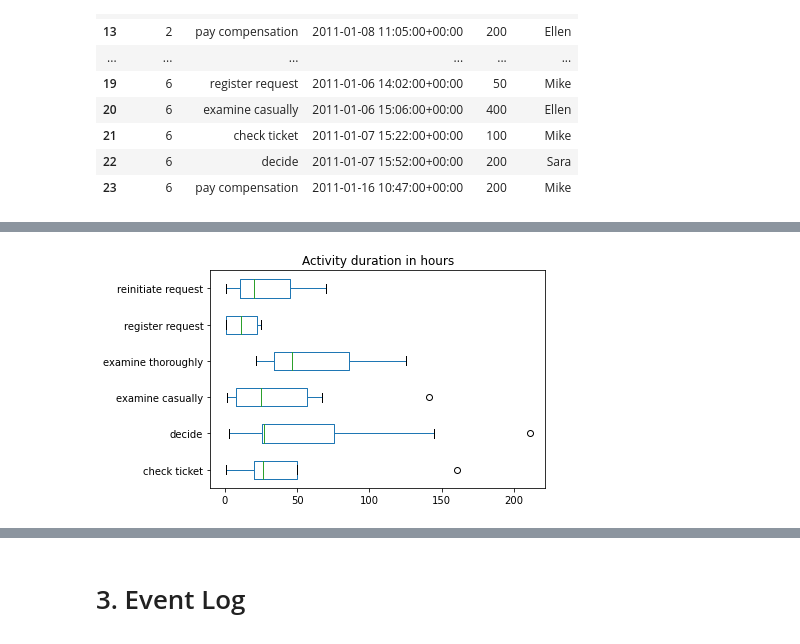
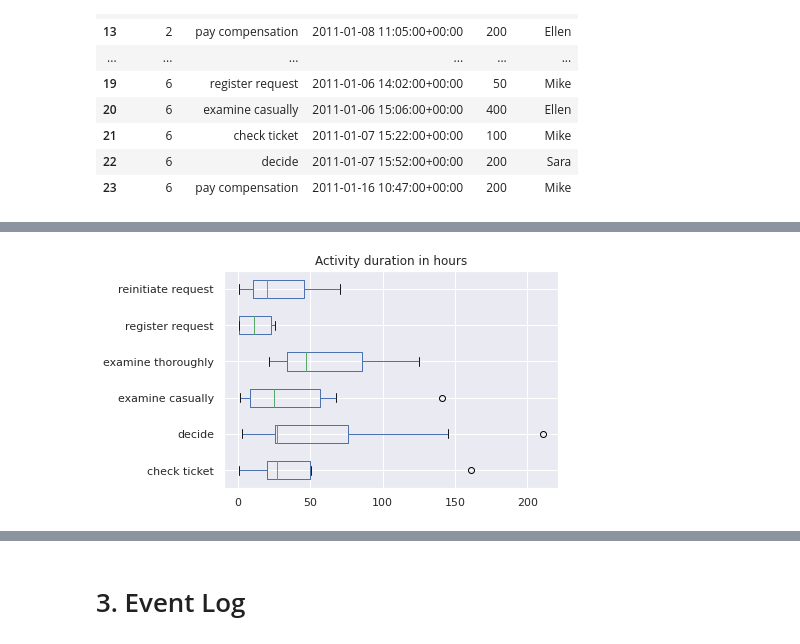
Before and after one commit to Brinkhuis/PM4PY, a Jupyter notebook: PM4PY.ipynb, the cells around one changed output, grey strips where cells are left out. Drawn from its saved outputs; the diff is of its cells as text; code cells hidden in the pictures.

```diff
--- a/PM4PY.ipynb
+++ b/PM4PY.ipynb
@@ -98,5 +109,7 @@ for directory in directories:
 # %%
 pd.set_option('display.max_rows', 50)
+# %%
+sns.set_theme()
 # %% [markdown]
 ## 1.6 Functions
 # %%
@@ -150,20 +205,26 @@ def edge_frequency(edge_matrix: pd.DataFrame) -> pd.DataFrame:
 # %%
-def edge_duration(event_log: pd.DataFrame, case_var: str, event_var: str, timestamp_var: str, duration: str ='h') -> pd.DataFrame:
+def duration(event_log: pd.DataFrame,
+             case_var: str,
+             event_var: str,
+             timestamp_var: str,
+             duration: str ='h'
+            ) -> pd.DataFrame:
     """
     Returns an egde list with durations.
-    By default duration is set to hours (h). Use 'D' for days and 'W' for weeks.
+    By default duration is set to hours (h).
+    Use 's' for seconds, 'D' for days and 'W' for weeks.
     """
 
     data = dict()
     groups = log_csv.groupby(case_var)
     for group in groups:
-        edge = group[1].sort_values(timestamp_var).rename(columns = {event_var:'event_from', timestamp_var:'time_from'})
-        edge['event_to'] = edge['event_from'].shift(-1)
-        edge['time_to'] = edge['time_from'].shift(-1)
-        edge.dropna(inplace = True)
+        arc = group[1].sort_values(timestamp_var).rename(columns = {event_var:'event_from', timestamp_var:'time_from'})
+        arc['event_to'] = arc['event_from'].shift(-1)
+        arc['time_to'] = arc['time_from'].shift(-1)
+        arc.dropna(inplace = True)
         duration_var = f'duration ({duration})'
-        edge[duration_var] = (edge['time_to'] - edge['time_from']) / np.timedelta64(1, duration)
-        data[group[0]] = edge[[case_var, 'event_from', 'event_to', 'time_from', 'time_to', duration_var]]
+        arc[duration_var] = (arc['time_to'] - arc['time_from']) / np.timedelta64(1, duration)
+        data[group[0]] = arc[[case_var, 'event_from', 'event_to', 'time_from', 'time_to', duration_var]]
     return pd.concat(data.values()).set_index(case_var)
 # %% [markdown]
 # 2. Data Prepatation
@@ -321,10 +357,10 @@ edge_matrix(log_csv, 'case_id', 'activity', 'timestamp')
 # %%
 # Boxplot activity duration
-edge_duration(log_csv, 'case_id', 'activity', 'timestamp')\
+duration(log_csv, 'case_id', 'activity', 'timestamp')\
 .loc[:, ['event_from', 'event_to', 'duration (h)']]\
 .reset_index()\
 .pivot(columns='event_from', values='duration (h)')\
 .plot(kind='box', vert=False, title='Activity duration in hours')
 plt.show()
 # %% [output]
-[figure, old version]
+[figure, new version]
```
Also changed, not shown: parts of 116 cells of this notebook.
